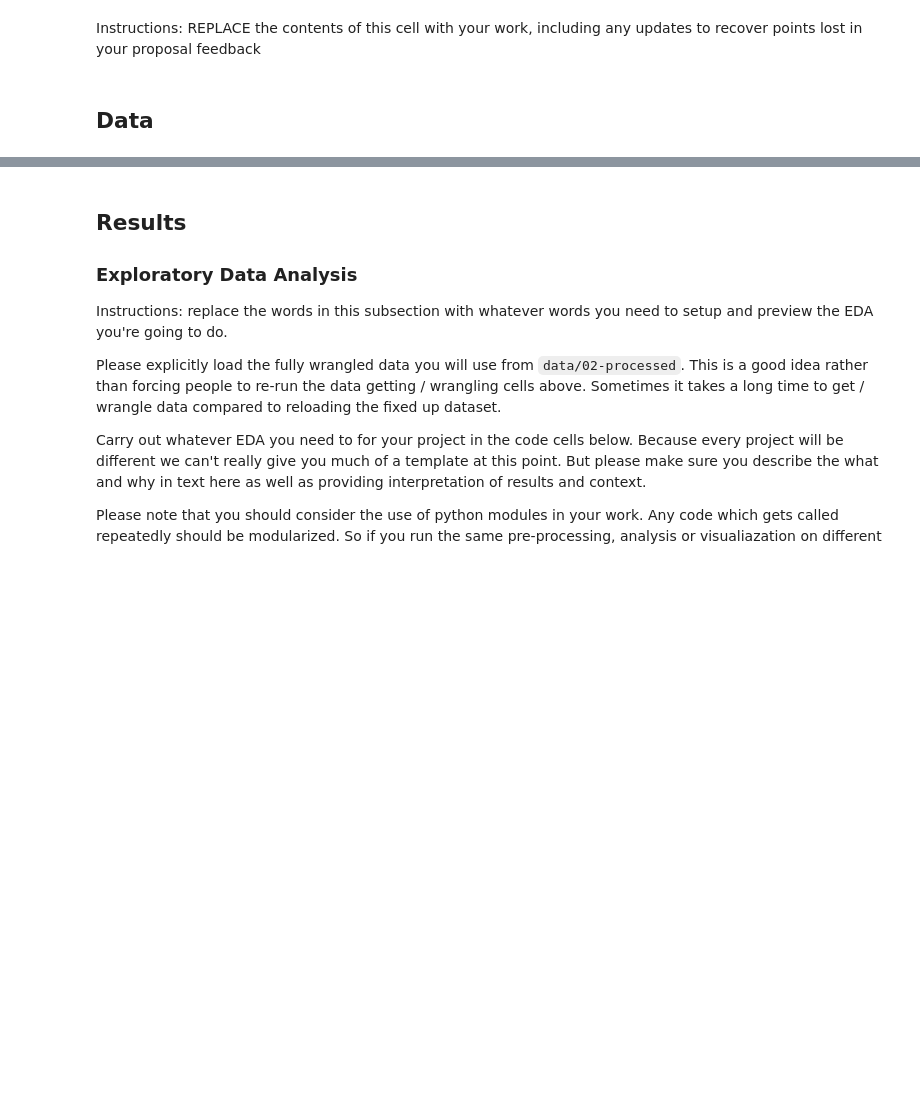
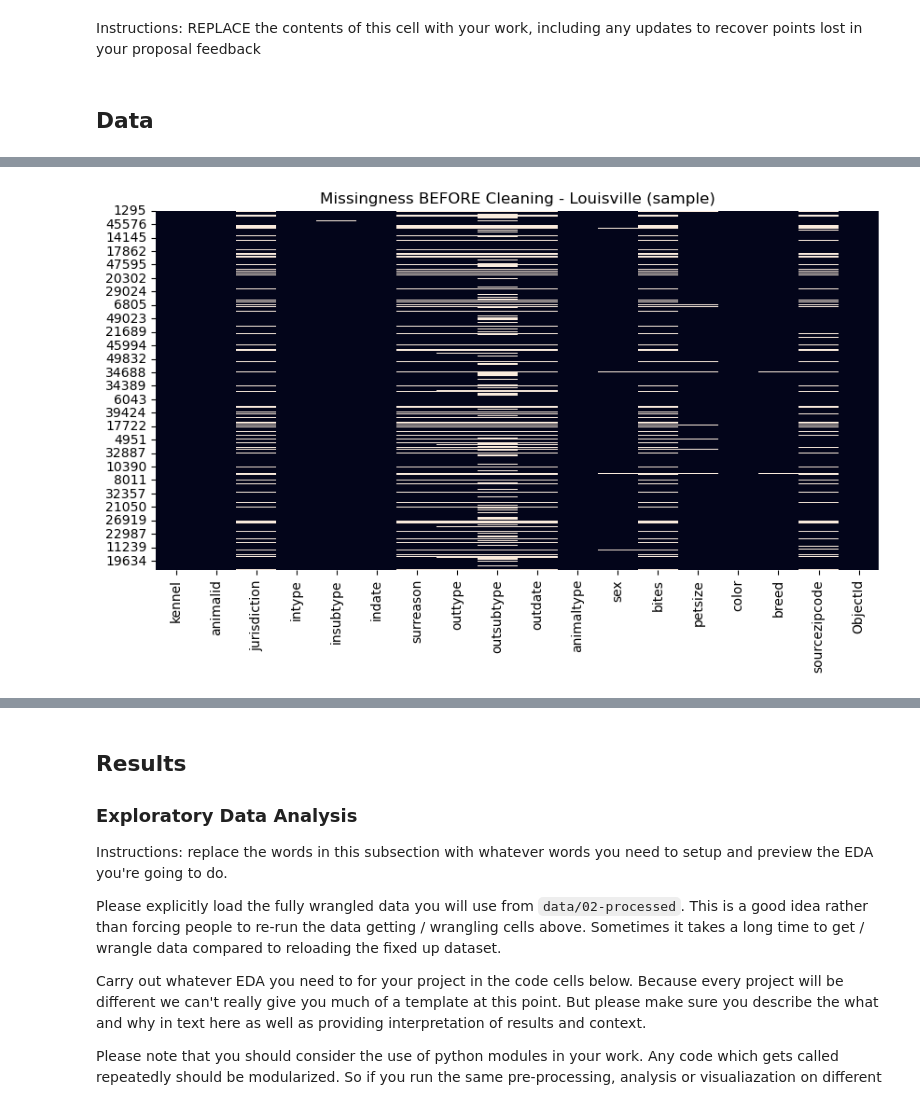
Before and after one commit to COGS108/Group143_WI26, a Jupyter notebook: 02-EDACheckpoint.ipynb, the cells around one changed output, grey strips where cells are left out. Cells and saved outputs as stored; diff of their text form; code cells hidden in the pictures; blank space fills up the shorter version.

```diff
--- a/02-EDACheckpoint.ipynb
+++ b/02-EDACheckpoint.ipynb
@@ -97,0 +251,80 @@ Instructions: REPLACE the contents of this cell and the one below with your work
+# %%
+import pandas as pd
+import numpy as np
+import os
+import matplotlib.pyplot as plt
+import seaborn as sns
+
+# -------------------------
+# Dataset: Louisville (raw load)
+# -------------------------
+louisville_raw = pd.read_csv("data/00-raw/louisville-kentucky-intakes-outcomes.csv")
+louisville = louisville_raw.copy()
+
+pd.set_option("display.max_columns", None)
+
+print("Louisville (raw) shape:", louisville.shape)
+louisville.info()
+
+# -------------------------
+# Missingness overview
+# -------------------------
+missing_pct = (louisville.isna().mean() * 100).sort_values(ascending=False)
+display(missing_pct.head(15))
+
+# Optional: show that outdate/outtype missingness is structural (animals without outcomes yet)
+out_missing = pd.crosstab(louisville["intype"], louisville["outtype"].isna(), normalize="index")
+display(out_missing)
+
+# -------------------------
+# Cleaning / Wrangling
+# -------------------------
+
+# Standardize column names (strip whitespace)
+louisville.columns = louisville.columns.str.strip()
+
+# Convert dates safely
+louisville["indate"] = pd.to_datetime(louisville["indate"], errors="coerce")
+louisville["outdate"] = pd.to_datetime(louisville["outdate"], errors="coerce")
+
+# Drop rows missing core outcome info (needed for outcome analysis + LOS)
+louisville = louisville.dropna(subset=["outtype", "outdate"]).copy()
+
+# Fill small categorical missingness
+louisville["sex"] = louisville["sex"].fillna("Unknown")
+louisville["petsize"] = louisville["petsize"].fillna("Unknown")
+louisville["breed"] = louisville["breed"].fillna("Unknown")
+louisville["color"] = louisville["color"].fillna("Unknown")
+
+# Compute length of stay in days
+louisville["length_of_stay_days"] = (
+    (louisville["outdate"] - louisville["indate"]).dt.total_seconds() / (60 * 60 * 24)
+)
+
+# Remove invalid durations
+louisville = louisville[
+    louisville["length_of_stay_days"].notna() &
+    (louisville["length_of_stay_days"] >= 0)
+].copy()
+
+print("Louisville (clean) shape:", louisville.shape)
+
+# -------------------------
+# Save processed dataset
+# -------------------------
+os.makedirs("data/02-processed", exist_ok=True)
+louisville.to_csv("data/02-processed/louisville_clean.csv", index=False)
+
+# -------------------------
+# Missingness visualization (sample)
+# -------------------------
+plt.figure(figsize=(10, 5))
+sns.heatmap(louisville_raw.sample(2000, random_state=0).isna(), cbar=False)
+plt.title("Missingness BEFORE Cleaning - Louisville (sample)")
+plt.show()
+
+plt.figure(figsize=(10, 5))
+sns.heatmap(louisville.sample(2000, random_state=0).isna(), cbar=False)
+plt.title("Missingness AFTER Cleaning - Louisville (sample)")
+plt.show()
+# %% [output]
@@ -97,0 +377 @@ Instructions: REPLACE the contents of this cell and the one below with your work
+[figure, added]
```
Also changed, not shown: parts of 19 cells of this notebook, 1 other file.
